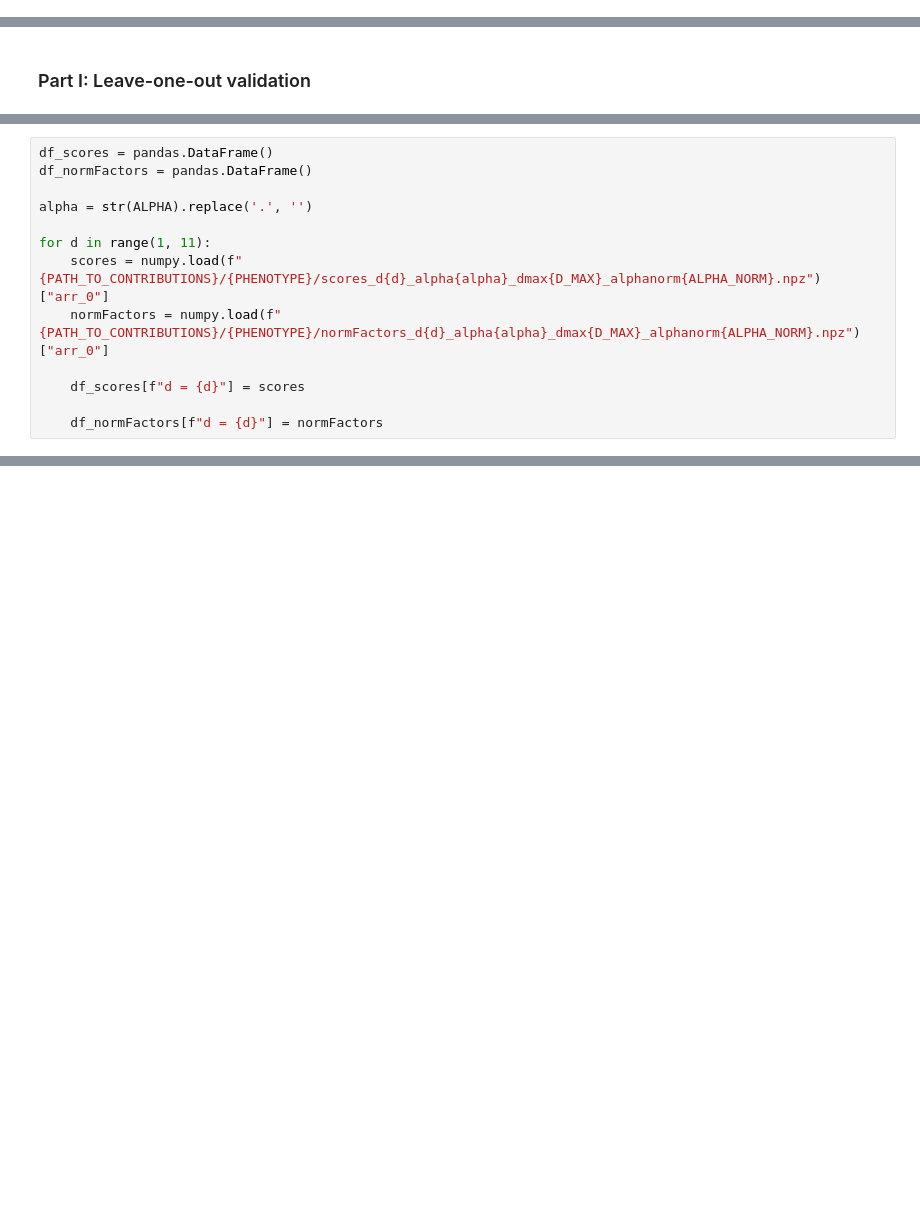
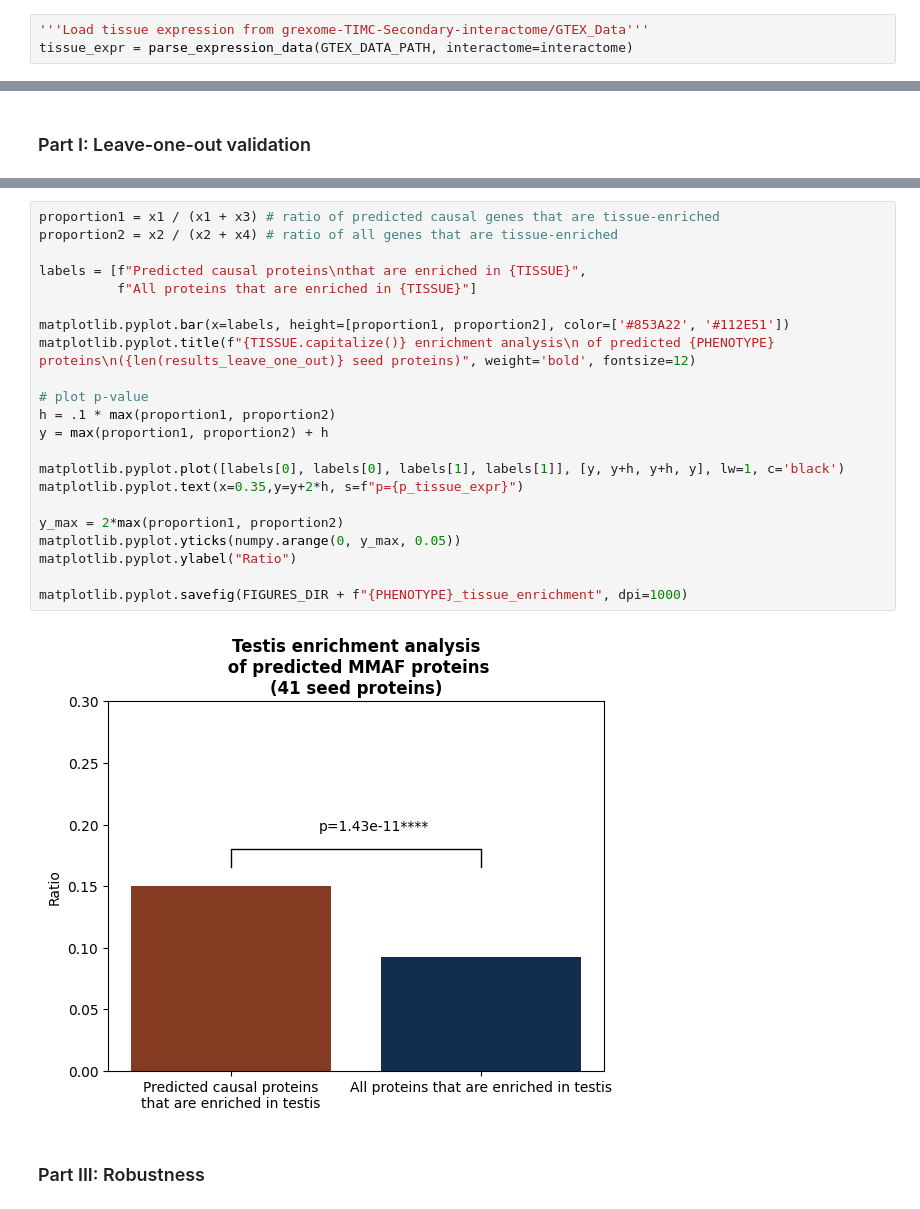
Before and after one commit to jedrzejkubica/GBA-centrality, a Jupyter notebook: dev/validation_GBA_centrality.ipynb, the cells around one changed output, grey strips where cells are left out. Saved outputs shown, nothing was run; the diff lists cells and outputs as text; blank space fills up the shorter version.

```diff
--- a/dev/validation_GBA_centrality.ipynb
+++ b/dev/validation_GBA_centrality.ipynb
@@ -186,6 +214,9 @@ scores_leave_one_out_sorted = [results[node] for node in results_leave_one_out]
 '''Load data for conversions between gene names and ENSGs'''
 ENSGs = ENSG_to_geneName(CANONICAL_GENES_PATH)
 gene_names = geneName_to_ENSG(CANONICAL_GENES_PATH)
+# %%
+'''Load tissue expression from grexome-TIMC-Secondary-interactome/GTEX_Data'''
+tissue_expr = parse_expression_data(GTEX_DATA_PATH, interactome=interactome)
 # %%
 '''Get top 10 high-scoring genes'''
 for gene in results_sorted[:10]:
@@ -361,13 +236,0 @@ matplotlib.pyplot.savefig(FIGURES_DIR + f"{PHENOTYPE}_tissue_enrichment", dpi=10
-# %%
-df_scores = pandas.DataFrame()
-df_normFactors = pandas.DataFrame()
-
-alpha = str(ALPHA).replace('.', '')
-
-for d in range(1, 11):
-    scores = numpy.load(f"{PATH_TO_CONTRIBUTIONS}/{PHENOTYPE}/scores_d{d}_alpha{alpha}_dmax{D_MAX}_alphanorm{ALPHA_NORM}.npz")["arr_0"]
-    normFactors = numpy.load(f"{PATH_TO_CONTRIBUTIONS}/{PHENOTYPE}/normFactors_d{d}_alpha{alpha}_dmax{D_MAX}_alphanorm{ALPHA_NORM}.npz")["arr_0"]
-
-    df_scores[f"d = {d}"] = scores
-
-    df_normFactors[f"d = {d}"] = normFactors
@@ -434,0 +322,26 @@ Text(0.5, 1.0, 'The intersection of predicted causal proteins\n in old vs new in
+# %%
+proportion1 = x1 / (x1 + x3) # ratio of predicted causal genes that are tissue-enriched
+proportion2 = x2 / (x2 + x4) # ratio of all genes that are tissue-enriched
+
+labels = [f"Predicted causal proteins\nthat are enriched in {TISSUE}",
+          f"All proteins that are enriched in {TISSUE}"]
+
+matplotlib.pyplot.bar(x=labels, height=[proportion1, proportion2], color=['#853A22', '#112E51'])
+matplotlib.pyplot.title(f"{TISSUE.capitalize()} enrichment analysis\n of predicted {PHENOTYPE} proteins\n({len(results_leave_one_out)} seed proteins)", weight='bold', fontsize=12)
+
+# plot p-value
+h = .1 * max(proportion1, proportion2)
+y = max(proportion1, proportion2) + h
+
+matplotlib.pyplot.plot([labels[0], labels[0], labels[1], labels[1]], [y, y+h, y+h, y], lw=1, c='black')
+matplotlib.pyplot.text(x=0.35,y=y+2*h, s=f"p={p_tissue_expr}")
+
+y_max = 2*max(proportion1, proportion2)
+matplotlib.pyplot.yticks(numpy.arange(0, y_max, 0.05))
+matplotlib.pyplot.ylabel("Ratio")
+
+matplotlib.pyplot.savefig(FIGURES_DIR + f"{PHENOTYPE}_tissue_enrichment", dpi=1000)
+# %% [output]
+[figure, added]
+# %% [markdown]
+### Part III: Robustness
```
Also changed, not shown: parts of 51 cells of this notebook.
